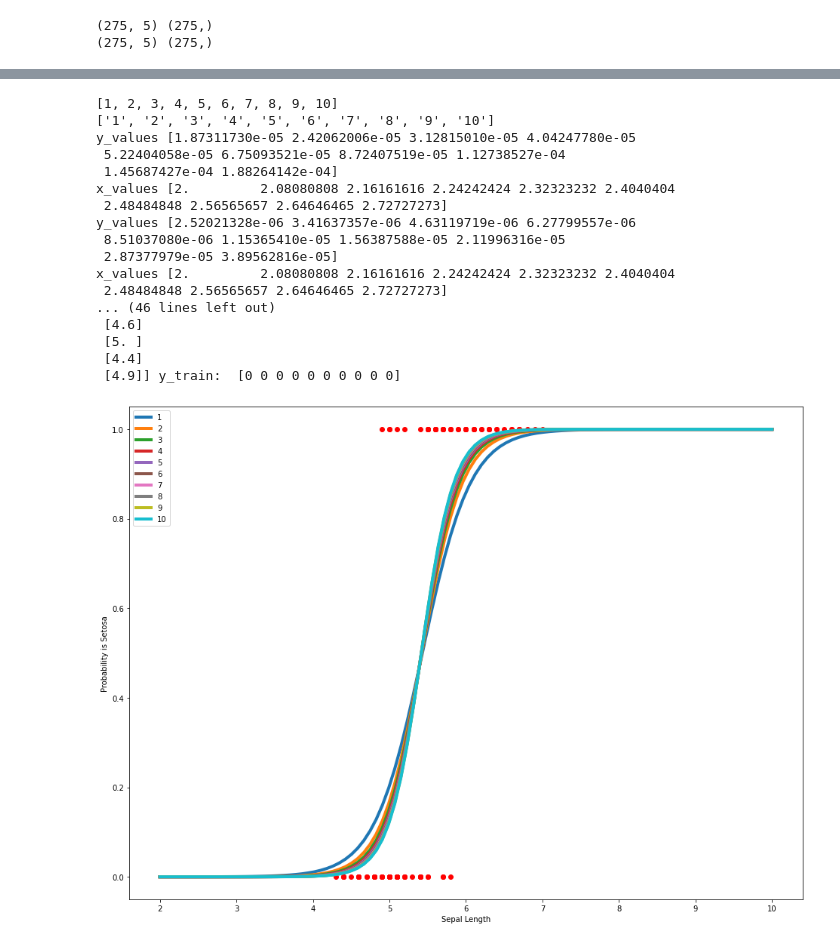
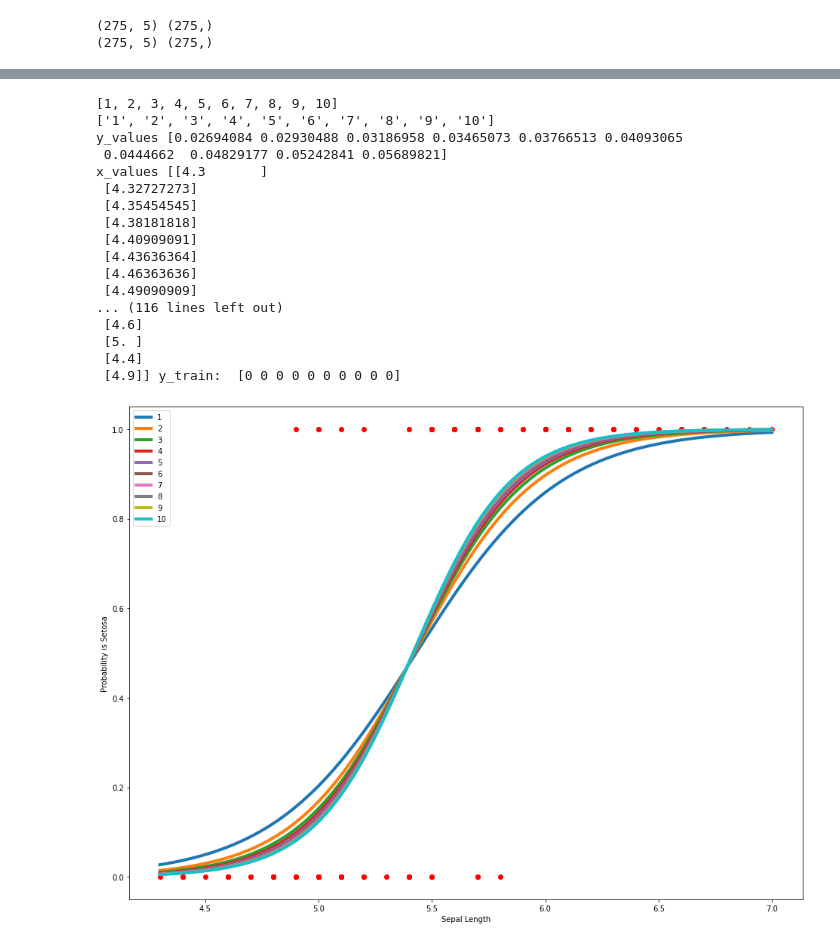
Before and after one commit to a-m-kyp/ML-HW, a Jupyter notebook: HW#2.ipynb, the cells around one changed output, grey strips where cells are left out. Saved outputs shown, nothing was run; the diff lists cells and outputs as text; code cells hidden in the pictures.

Commit message:
Update logistic metrics

```diff
--- a/HW#2.ipynb
+++ b/HW#2.ipynb
@@ -995,21 +986,0 @@ from sklearn.metrics import classification_report, confusion_matrix
-# %%
-model = LogisticRegression(solver='liblinear', random_state=0)
-model.fit(X, y)
-print("classes: ",model.classes_, "coef: ", model.coef_, "intercept: ", model.intercept_)
-model.predict_proba(x_test)
-y_predict = model.predict(x_test)
-print(model.score(x_test, y_test))
-
-cm = confusion_matrix(y_test, y_predict)
-fig, ax = plt.subplots(figsize=(8, 8))
-ax.imshow(cm)
-ax.grid(False)
-ax.xaxis.set(ticks=(0, 1), ticklabels=('Predicted 0s', 'Predicted 1s'))
-ax.yaxis.set(ticks=(0, 1), ticklabels=('Actual 0s', 'Actual 1s'))
-ax.set_ylim(1.5, -0.5)
-for i in range(2):
-    for j in range(2):
-        ax.text(j, i, cm[i, j], ha='center', va='center', color='red')
-plt.show()
-
-print(classification_report(y_test, model.predict(x_test)))
@@ -1095,10 +986,0 @@ NameError: name 'Zs' is not defined
-# %%
-from sklearn import datasets, linear_model
-from sklearn.model_selection import cross_validate
-from sklearn.metrics import make_scorer
-from sklearn.metrics import confusion_matrix
-from sklearn.svm import LinearSVC
-diabetes = datasets.load_diabetes()
-X = diabetes.data[:150]
-y = diabetes.target[:150]
-lasso = linear_model.Lasso()
@@ -1639,8 +1505,9 @@ b = lgs.intercept_[0]
 
 #generate values for curve overlay
 lgs_curve = lambda x: 1/(1 + math.e**(-(m*x+b)))
-x_values = np.linspace(3, 8, 250)
+x_values = np.linspace(min(lengths), max(lengths), len(lengths))
 y_values = lgs_curve(x_values)
+print("x_values", x_values[:10])
 print("y_values", y_values[:10])
 
 print("is setosa", is_setosa[:10])
@@ -1681,45 +1551,45 @@ data = datasets.load_iris()
 lengths = data.data[:100, :1]
 is_setosa = data.target[:100]
 
-x_values = np.linspace(2, 10, 100)
+x_values = np.linspace(min(lengths), max(lengths), len(lengths))
 x_test = np.reshape(x_values, (100,1))
 
 C = list(range(1, 11))
 print(C)
 # labels = map(str, C)
 labels = [str(i) for i in C]
 print(labels)
 plt.figure(figsize=(16,12))
 for i in range(len(C)):
     lgs = LogisticRegression(C = C[i]) # pass a value for the regularization parameter C
     lgs.fit(lengths, is_setosa)
     y_values = lgs.predict_proba(x_test)[:,1] # use this function to compute probability directly
     # plot lines for different values of C more distinguishable
     print("y_values", y_values[:10], "\nx_values", x_values[:10])
     plt.plot(x_values, y_values, label=labels[i], lw=4)
 
 print("x_train: ", lengths[:10], "y_train: ", is_setosa[:10])
 plt.scatter(lengths, is_setosa, c='r')
 plt.xlabel("Sepal Length")
 plt.ylabel("Probability is Setosa")
 plt.legend()
 plt.show()
 # %% [output]
 [1, 2, 3, 4, 5, 6, 7, 8, 9, 10]
 ['1', '2', '3', '4', '5', '6', '7', '8', '9', '10']
-y_values [1.87311730e-05 2.42062006e-05 3.12815010e-05 4.04247780e-05
- 5.22404058e-05 6.75093521e-05 8.72407519e-05 1.12738527e-04
- 1.45687427e-04 1.88264142e-04]
-x_values [2.         2.08080808 2.16161616 2.24242424 2.32323232 2.4040404
- 2.48484848 2.56565657 2.64646465 2.72727273]
-y_values [2.52021328e-06 3.41637357e-06 4.63119719e-06 6.27799557e-06
- 8.51037080e-06 1.15365410e-05 1.56387588e-05 2.11996316e-05
- 2.87377979e-05 3.89562816e-05]
-x_values [2.         2.08080808 2.16161616 2.24242424 2.32323232 2.4040404
- 2.48484848 2.56565657 2.64646465 2.72727273]
-... (46 lines left out)
+y_values [0.02694084 0.02930488 0.03186958 0.03465073 0.03766513 0.04093065
+ 0.0444662  0.04829177 0.05242841 0.05689821]
+x_values [[4.3       ]
+ [4.32727273]
+ [4.35454545]
+ [4.38181818]
+ [4.40909091]
+ [4.43636364]
+ [4.46363636]
+ [4.49090909]
+... (116 lines left out)
  [4.6]
  [5. ]
  [4.4]
  [4.9]] y_train:  [0 0 0 0 0 0 0 0 0 0]
-[figure, old version]
+[figure, new version]
```
Also changed, not shown: parts of 16 cells of this notebook, 3 other files.
